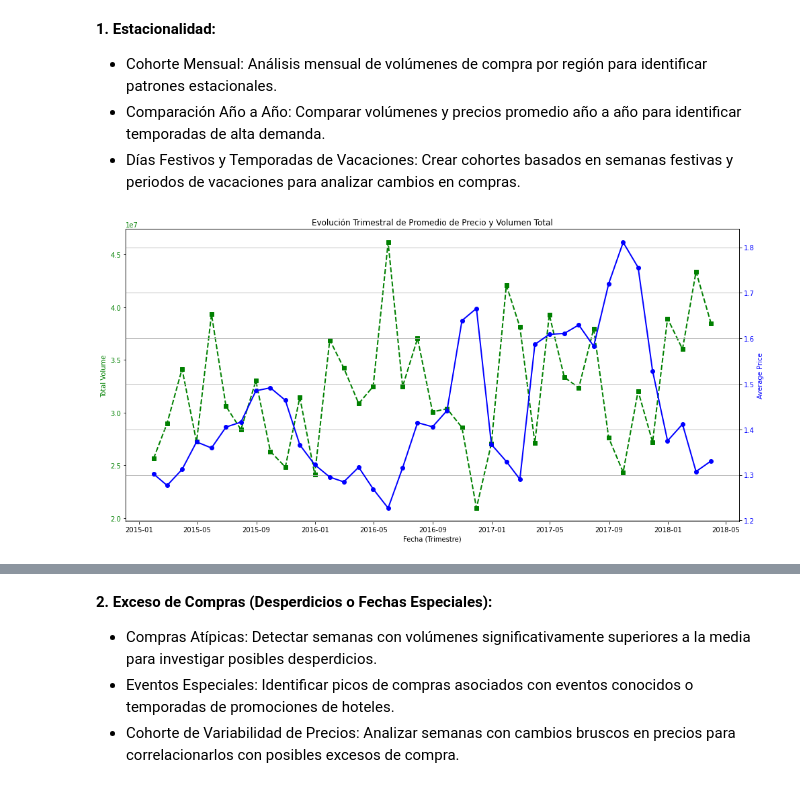
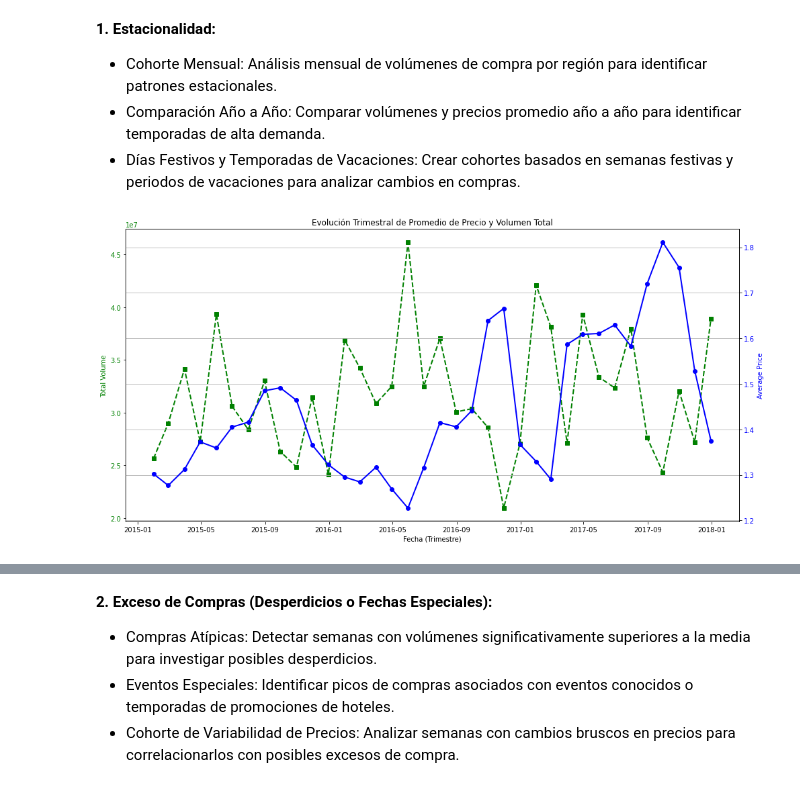
Before and after one commit to Julix4/AvoEconomics, a Jupyter notebook: cohortes-avanzados.ipynb, the cells around one changed output, grey strips where cells are left out. Drawn from its saved outputs; the diff is of its cells as text; code cells hidden in the pictures.

```diff
--- a/cohortes-avanzados.ipynb
+++ b/cohortes-avanzados.ipynb
@@ -9,33 +9,37 @@
 - Comparación Año a Año: Comparar volúmenes y precios promedio año a año para identificar temporadas de alta demanda.
 - Días Festivos y Temporadas de Vacaciones: Crear cohortes basados en semanas festivas y periodos de vacaciones para analizar cambios en compras.
 # %%
+# Filtrar el DataFrame extendido para incluir solo fechas hasta diciembre de 2017
+df_avocado_hotels = df_avocado_hotels[df_avocado_hotels['Date'] < '2018-01-01']
+
+
 # Crear cohortes menual usando AveragePrice, Total Volume y Date.
 cor1 = df_avocado_hotels.groupby(pd.Grouper(key='Date', freq='M')).agg(
     avg_price=('AveragePrice', 'mean'),
     total_volume=('Total Volume', 'sum')
 ).reset_index()
 
 # Visualización
 fig, ax1 = plt.subplots(figsize=(14, 7))
 
 # Gráfico de líneas para el volumen total
 ax1.plot(cor1['Date'], cor1['total_volume'], marker='s', label='Total Volume', linestyle='--', linewidth=2, color='green')
 ax1.set_xlabel('Fecha (Trimestre)')
 ax1.set_ylabel('Total Volume', color='green')
 ax1.tick_params(axis='y', labelcolor='green')
 
 # Crear un segundo eje y para el promedio de precio
 ax2 = ax1.twinx()
 ax2.plot(cor1['Date'], cor1['avg_price'], marker='o', label='Average Price', linestyle='-', linewidth=2, color='blue')
 ax2.set_ylabel('Average Price', color='blue')
 ax2.tick_params(axis='y', labelcolor='blue')
 
 plt.title('Evolución Trimestral de Promedio de Precio y Volumen Total')
 fig.tight_layout()
 plt.grid(True)
 plt.show()
 # %% [output]
-[figure, old version]
+[figure, new version]
 # %%
 df_avocado_hotels
 # %% [output]
```
Also changed, not shown: parts of 6 cells of this notebook, 2 other files.
